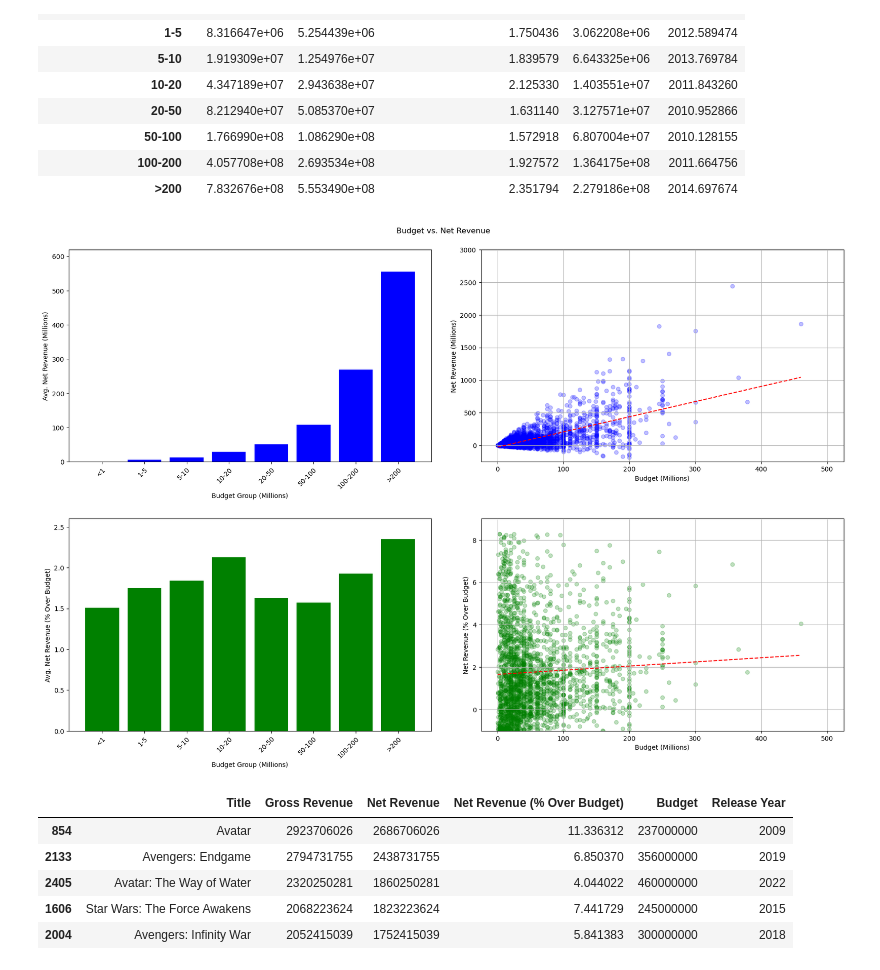
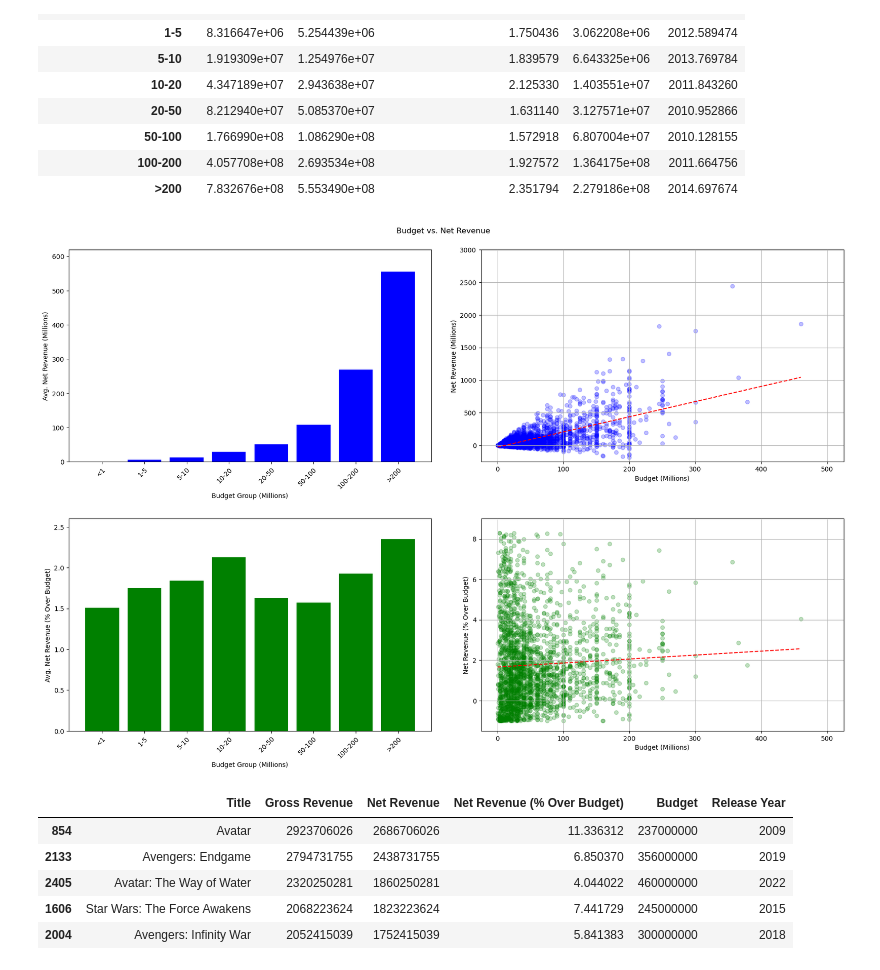
Before and after one commit to calirave/project1, a Jupyter notebook: Data Manipulation/Data Cleaning and Manipulation/Batch 3.ipynb, the cells around one changed output. Saved outputs shown, nothing was run; the diff lists cells and outputs as text; code cells hidden in the pictures.

```diff
--- a/Data Manipulation/Data Cleaning and Manipulation/Batch 3.ipynb
+++ b/Data Manipulation/Data Cleaning and Manipulation/Batch 3.ipynb
@@ -173,35 +173,35 @@ axs[1, 0].bar(mean_net_x, mean_netper_y,
               color = 'g',
               align = 'center')
 axs[1, 0].set_xticks(mean_net_x)
 axs[1, 0].set_xticklabels(mean_labels,
                           rotation = 45,
                           rotation_mode = 'anchor',
                           ha = 'right')
 axs[1, 0].set_xlabel('Budget Group (Millions)')
 axs[1, 0].set_ylabel('Avg. Net Revenue (% Over Budget)')
 axs[1, 0].set_ylim(0, 2.6)
 
 # plot overall
 axs[1, 1].scatter(net_x, netper_y,
                   color = 'g',
                   alpha = .25)
 axs[1, 1].grid(visible = True)
 axs[1, 1].set_xlabel('Budget (Millions)')
 axs[1, 1].set_ylabel('Net Revenue (% Over Budget)')
 axs[1, 1].set_xlim(-25, 525)
-axs[1, 1].set_ylim(-1, 9)
 # line of regression
 netper_slope, netper_intercept, netper_rvalue, netper_pvalue, netper_stderr = st.linregress(net_x, netper_y)
 netper_reg = net_x * netper_slope + netper_intercept
 axs[1, 1].plot(net_x, netper_reg,'r--')
+axs[1, 1].set_ylim(-1.5, 9)
 
 plt.rcParams['figure.figsize'] = [18, 12]
 fig.tight_layout(pad = 3)
 plt.suptitle('Budget vs. Net Revenue', y = 1)
 plt.savefig('../../Analysis/Visualizations/rev_by_budget.png')
 fig.show()
 # %% [output]
-[figure, old version]
+[figure, new version]
 # %%
 # Q2 Franchise or comic-based movies revenue performance vs non-franchise movie
 #Ideas:
```
Also changed, not shown: 1 other file.
